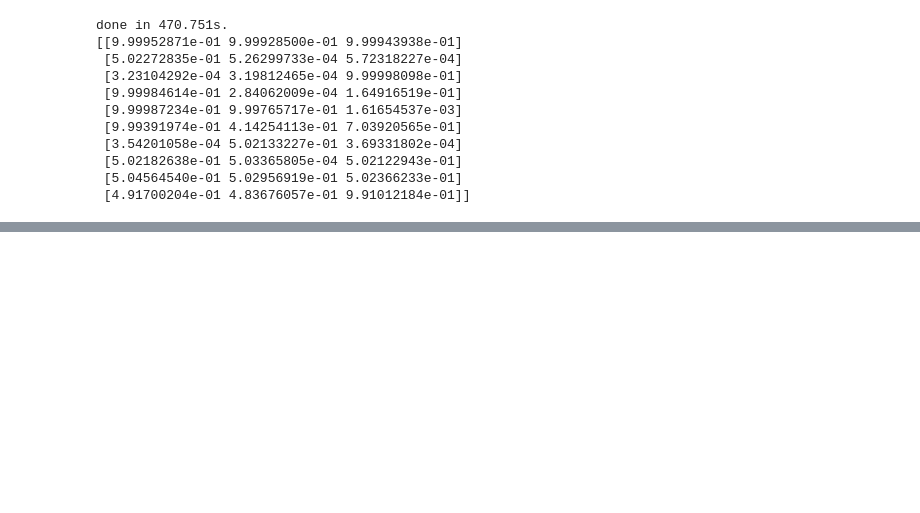
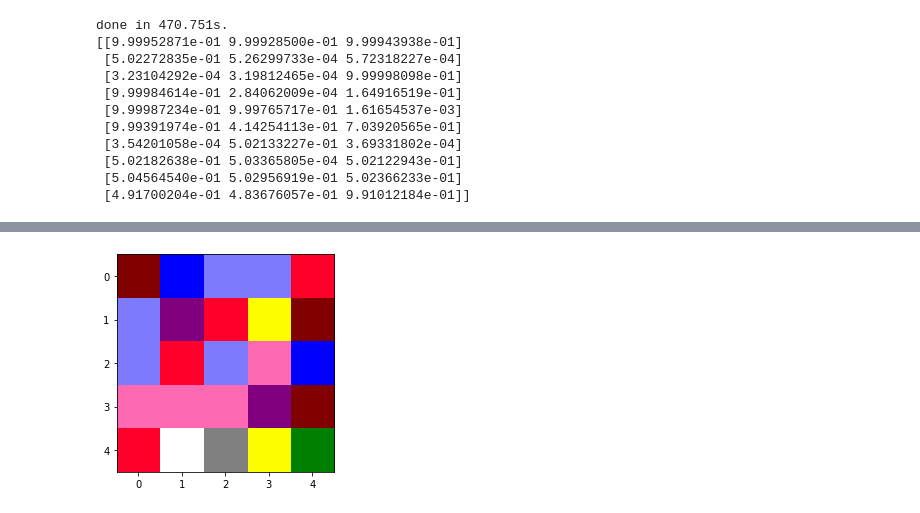
Before and after one commit to 785pavan/DLforWallCharacteristics, a Jupyter notebook: model_basic/kmeans_masks.ipynb, the cells around one changed output, grey strips where cells are left out. Drawn from its saved outputs; the diff is of its cells as text; code cells hidden in the pictures; blank space fills up the shorter version.

```diff
--- a/model_basic/kmeans_masks.ipynb
+++ b/model_basic/kmeans_masks.ipynb
@@ -82,0 +181,4 @@ for n, id_ in tqdm_notebook(enumerate(ids), total=len(ids)):
+# %%
+plt.imshow(np.uint8(kmeans.cluster_centers_*255)[indices]);
+# %% [output]
+[figure, added]
```
Also changed, not shown: parts of 10 cells of this notebook, 1 other file.
